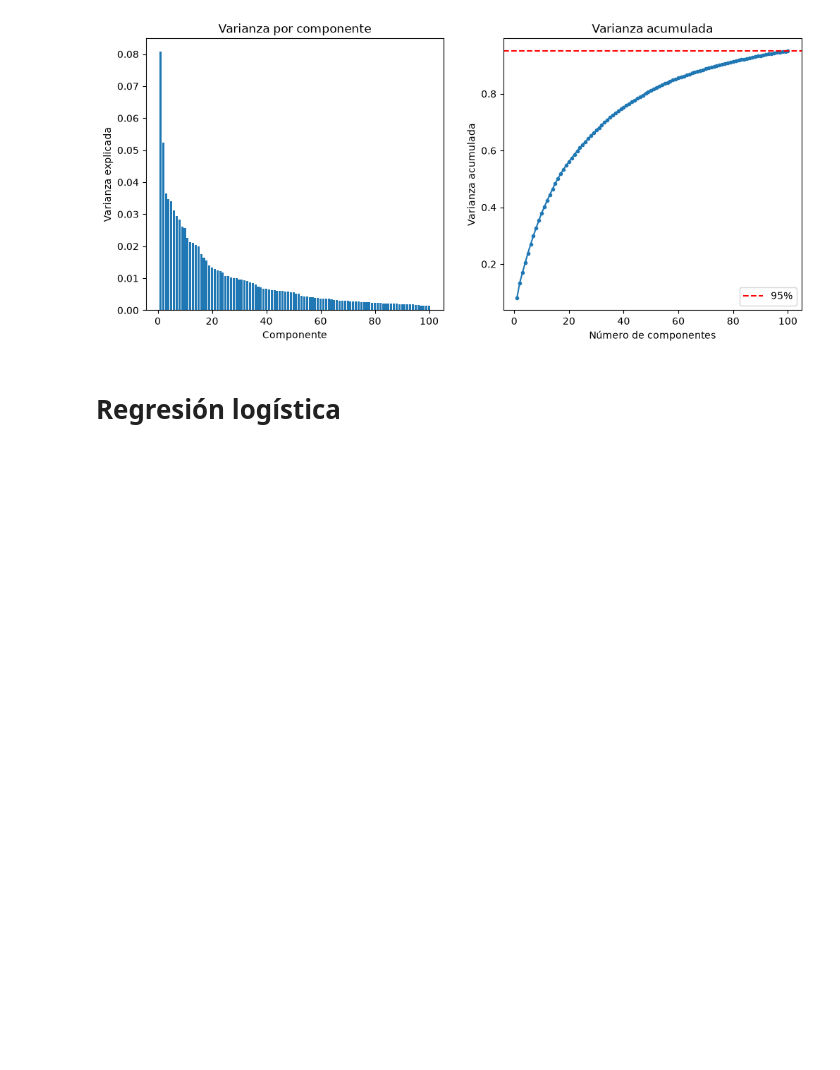
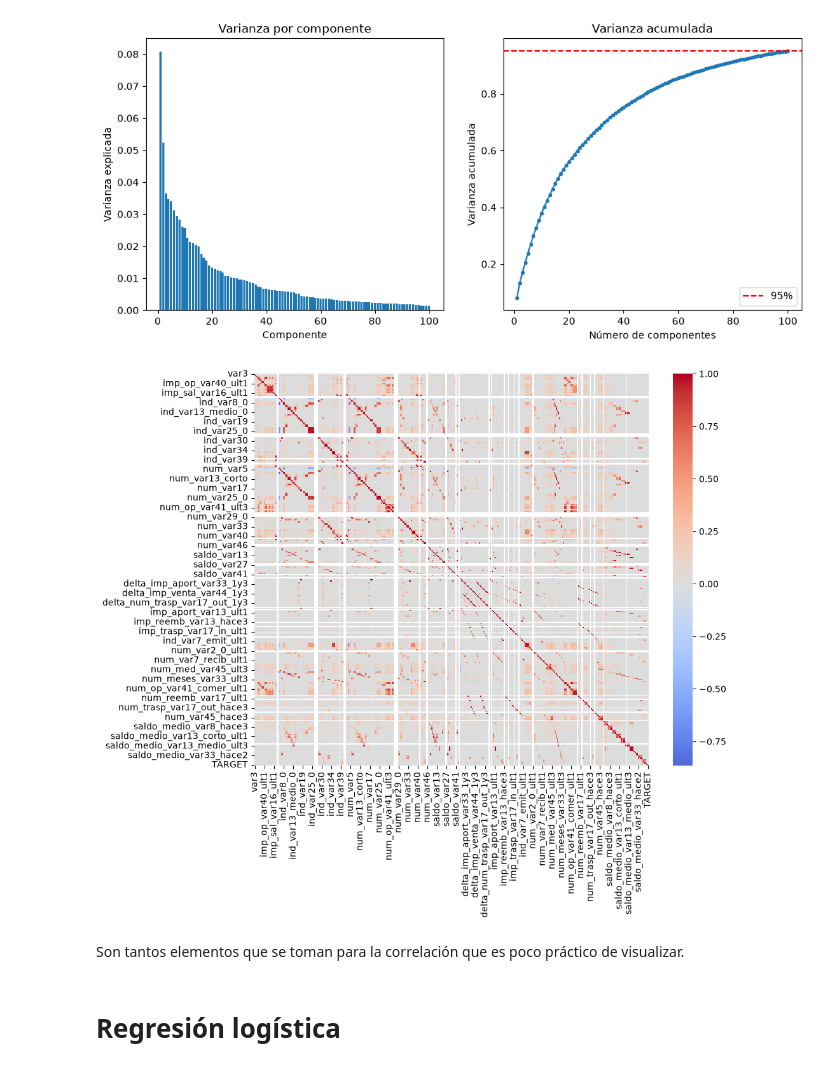
Before and after one commit to ThunderM200/proyecto-intro-IA, a Jupyter notebook: Codigo_Proyecto_Martin_Sandoval.ipynb, the cells around one changed output. Saved outputs shown, nothing was run; the diff lists cells and outputs as text; code cells hidden in the pictures; blank space fills up the shorter version.

```diff
--- a/Codigo_Proyecto_Martin_Sandoval.ipynb
+++ b/Codigo_Proyecto_Martin_Sandoval.ipynb
@@ -91,6 +101,22 @@ plt.legend()
 plt.show()
 # %% [output]
 [figure]
+# %%
+corr = data_frame.corr(numeric_only=True)
+
+plt.figure(figsize=(10,8))
+
+sns.heatmap(
+    corr,
+    cmap="coolwarm",
+    center=0
+)
+
+plt.show()
+# %% [output]
+[figure, added]
+# %% [markdown]
+Son tantos elementos que se toman para la correlación que es poco práctico de visualizar.
 # %% [markdown]
 # Regresión logística
 # %%
```
Also changed, not shown: parts of 6 cells of this notebook.
